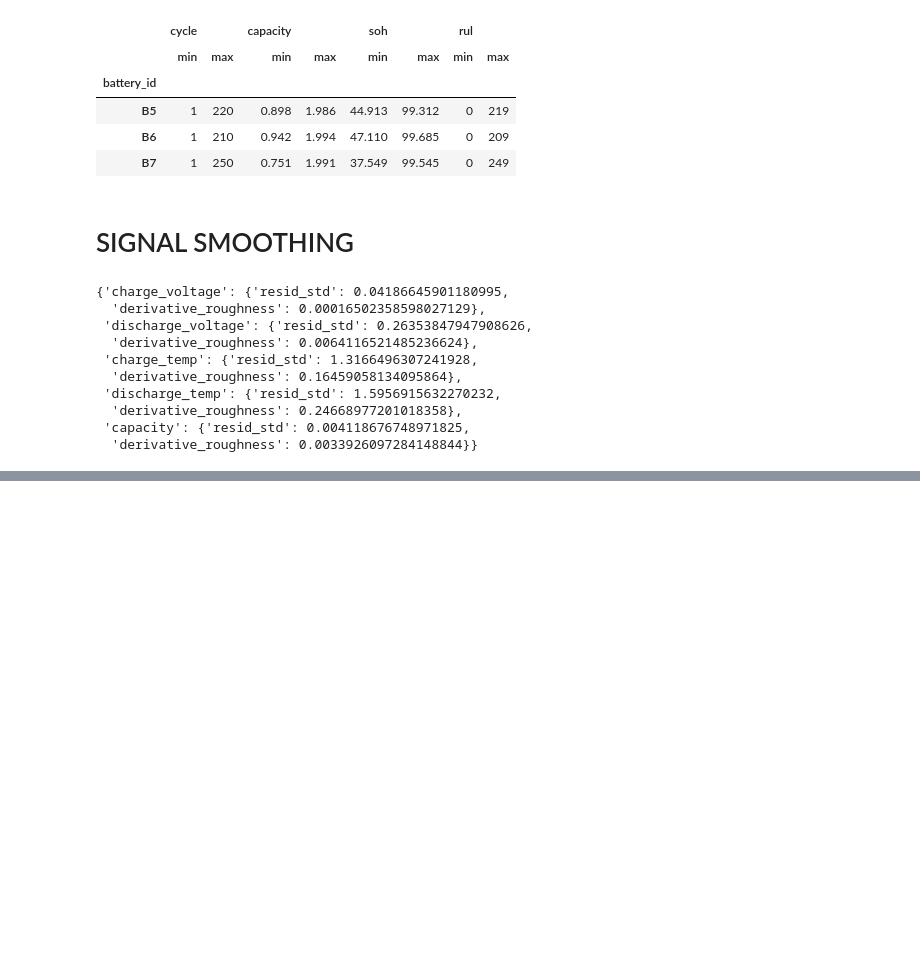
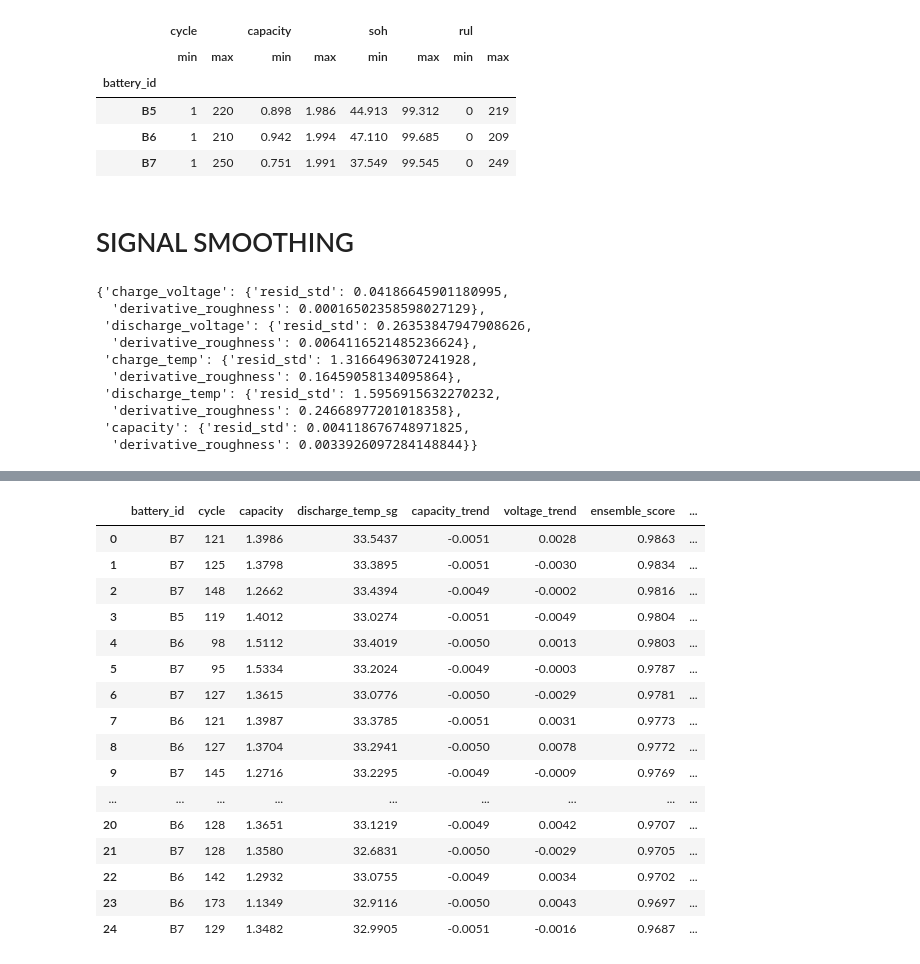
Before and after one commit to kru2710shna/Battery-Degradation-Pattern-Detection, a Jupyter notebook: EDA_Process/eda_battery.ipynb, the cells around one changed output, grey strips where cells are left out. Saved outputs shown, nothing was run; the diff lists cells and outputs as text; code cells hidden in the pictures; blank space fills up the shorter version.

```diff
--- a/EDA_Process/eda_battery.ipynb
+++ b/EDA_Process/eda_battery.ipynb
@@ -196,0 +430,83 @@ qc_report
+# %%
+# === Cell 9: Top-N Anomalies Exploration ===
+import pandas as pd
+import numpy as np
+import plotly.express as px
+from pathlib import Path
+
+# --- Parameters ---
+TOP_N = 25  # number of top anomalies to inspect
+SAVE_PATH = Path("../Data/results/top_anomalies.csv")
+
+# --- 1️⃣ Compute an ensemble anomaly score ---
+# Normalize individual model scores (higher = more anomalous)
+def normalize_series(s):
+    s = pd.Series(s)
+    return (s - s.min()) / (s.max() - s.min())
+
+for sc in ["score_iso", "score_lof", "score_svm", "score_ee"]:
+    df_model[f"{sc}_norm"] = normalize_series(df_model[sc])
+
+# Combine all normalized scores (higher = more likely anomaly)
+df_model["ensemble_score"] = (
+    df_model[["score_iso_norm", "score_lof_norm", "score_svm_norm", "score_ee_norm"]].mean(axis=1)
+)
+
+# --- 2️⃣ Sort and extract top anomalies ---
+df_top = (
+    df_model.sort_values("ensemble_score", ascending=False)
+    .head(TOP_N)
+    .reset_index(drop=True)
+)
+
+# Add a quick descriptor of which models agreed
+df_top["models_flagged"] = (
+    df_top[["anomaly_iso","anomaly_lof","anomaly_svm","anomaly_ee"]].sum(axis=1)
+)
+
+# --- 3️⃣ Display summary ---
+cols_show = [
+    "battery_id","cycle","capacity","discharge_temp_sg",
+    "capacity_trend","voltage_trend",
+    "ensemble_score","models_flagged"
+]
+display(df_top[cols_show].round(4))
+
+# --- 4️⃣ Save results ---
+SAVE_PATH.parent.mkdir(parents=True, exist_ok=True)
+df_top.to_csv(SAVE_PATH, index=False)
+print(f"✅ Top {TOP_N} anomalies saved to: {SAVE_PATH}")
+
+# --- 5️⃣ Visualize Top Anomalies on Capacity Curve ---
+fig = px.scatter(
+    df_model, x="cycle", y="capacity",
+    color="ensemble_score", color_continuous_scale="RdYlBu_r",
+    title=f"Top {TOP_N} Anomalies Highlighted by Ensemble Score",
+    hover_data=["battery_id","cycle","ensemble_score"],
+    opacity=0.7
+)
+# Overlay Top anomalies
+fig.add_scatter(
+    x=df_top["cycle"], y=df_top["capacity"],
+    mode="markers", marker=dict(size=10, color="red", symbol="x"),
+    name="Top Anomalies"
+)
+fig.show()
+# %% [output]
+|  | battery_id | cycle | capacity | discharge_temp_sg | capacity_trend | voltage_trend | ensemble_score | ... |
+| 0 | B7 | 121 | 1.3986 | 33.5437 | -0.0051 | 0.0028 | 0.9863 | ... |
+| 1 | B7 | 125 | 1.3798 | 33.3895 | -0.0051 | -0.0030 | 0.9834 | ... |
+| 2 | B7 | 148 | 1.2662 | 33.4394 | -0.0049 | -0.0002 | 0.9816 | ... |
+| 3 | B5 | 119 | 1.4012 | 33.0274 | -0.0051 | -0.0049 | 0.9804 | ... |
+| 4 | B6 | 98 | 1.5112 | 33.4019 | -0.0050 | 0.0013 | 0.9803 | ... |
+| 5 | B7 | 95 | 1.5334 | 33.2024 | -0.0049 | -0.0003 | 0.9787 | ... |
+| 6 | B7 | 127 | 1.3615 | 33.0776 | -0.0050 | -0.0029 | 0.9781 | ... |
+| 7 | B6 | 121 | 1.3987 | 33.3785 | -0.0051 | 0.0031 | 0.9773 | ... |
+| 8 | B6 | 127 | 1.3704 | 33.2941 | -0.0050 | 0.0078 | 0.9772 | ... |
+| 9 | B7 | 145 | 1.2716 | 33.2295 | -0.0049 | -0.0009 | 0.9769 | ... |
+| ... | ... | ... | ... | ... | ... | ... | ... | ... |
+| 20 | B6 | 128 | 1.3651 | 33.1219 | -0.0049 | 0.0042 | 0.9707 | ... |
+| 21 | B7 | 128 | 1.3580 | 32.6831 | -0.0050 | -0.0029 | 0.9705 | ... |
+| 22 | B6 | 142 | 1.2932 | 33.0755 | -0.0049 | 0.0034 | 0.9702 | ... |
+| 23 | B6 | 173 | 1.1349 | 32.9116 | -0.0050 | 0.0043 | 0.9697 | ... |
+| 24 | B7 | 129 | 1.3482 | 32.9905 | -0.0051 | -0.0016 | 0.9687 | ... |
```
Also changed, not shown: parts of 8 cells of this notebook, 2 other files.
